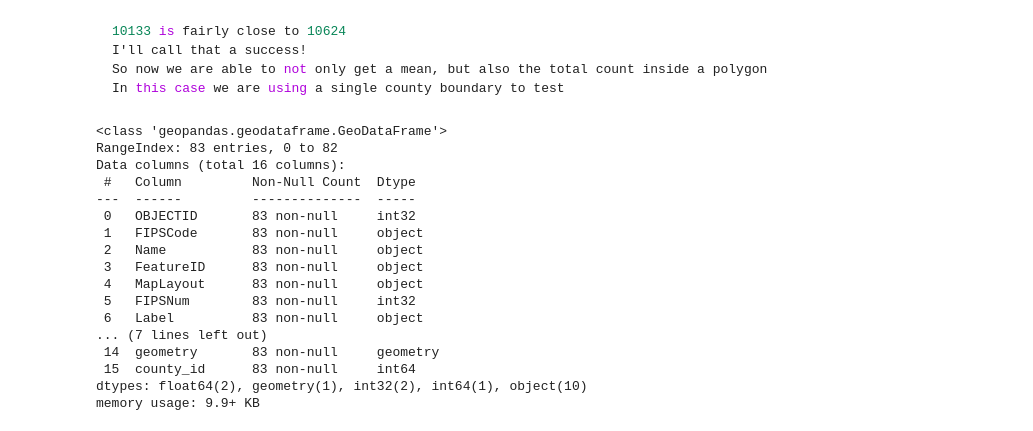
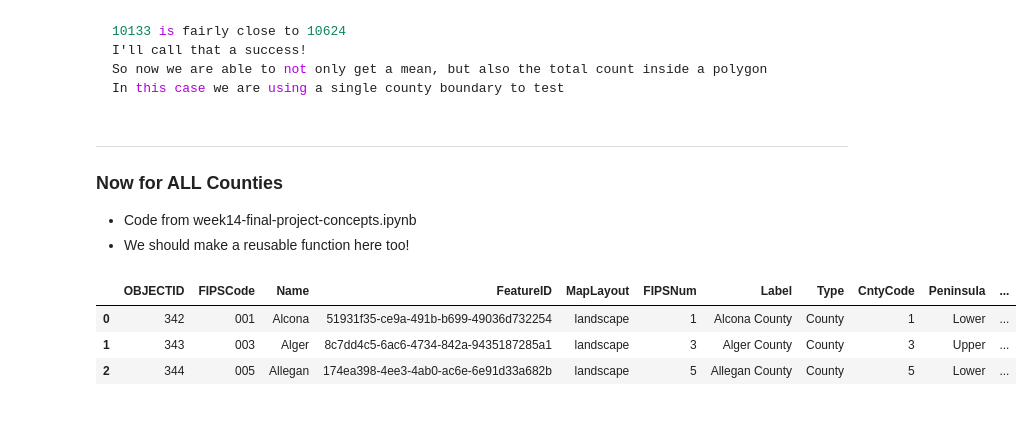
Before and after one commit to eKerney/python_project_template, a Jupyter notebook: notebooks/week14-extra-gee.ipynb, the cells around one changed output. Drawn from its saved outputs; the diff is of its cells as text; code cells hidden in the pictures.

````diff
--- a/notebooks/week14-extra-gee.ipynb
+++ b/notebooks/week14-extra-gee.ipynb
@@ -100,26 +98,41 @@ I'll call that a success!
 So now we are able to not only get a mean, but also the total count inside a polygon
 In this case we are using a single county boundary to test
 ```
+# %% [markdown]
+---
+### Now for ALL Counties
+- Code from week14-final-project-concepts.ipynb
+- We should make a reusable function here too!
 # %%
 url = "https://services3.arcgis.com/dxRQUfTDNtfqZ301/arcgis/rest/services/County/FeatureServer/0/query?outFields=*&where=1%3D1&f=geojson"
 gdf_mi_counties = gpd.read_file(url)
 gdf_mi_counties["county_id"] = gdf_mi_counties.index
-gdf_mi_counties.info()
+
+gdf_mi_counties_ee = gdf_mi_counties[["county_id", "geometry"]].to_crs(5070).copy()
+gdf_mi_counties_ee["geometry"] = gdf_mi_counties_ee.geometry.simplify(250, preserve_topology=True)
+gdf_mi_counties_ee = gdf_mi_counties_ee.to_crs(4326)
+full_selection_layer = geemap.gdf_to_ee(gdf_mi_counties_ee)
-# %% [output]
-<class 'geopandas.geodataframe.GeoDataFrame'>
-RangeIndex: 83 entries, 0 to 82
-Data columns (total 16 columns):
- #   Column         Non-Null Count  Dtype
----  ------         --------------  -----
- 0   OBJECTID       83 non-null     int32
- 1   FIPSCode       83 non-null     object
- 2   Name           83 non-null     object
- 3   FeatureID      83 non-null     object
- 4   MapLayout      83 non-null     object
- 5   FIPSNum        83 non-null     int32
- 6   Label          83 non-null     object
-... (7 lines left out)
- 14  geometry       83 non-null     geometry
- 15  county_id      83 non-null     int64
-dtypes: float64(2), geometry(1), int32(2), int64(1), object(10)
-memory usage: 9.9+ KB
+# %%
+scale = landscan_raster.projection().nominalScale()
+county_stats = landscan_raster.reduceRegions(
+    collection=full_selection_layer,
+    reducer=(
+        ee.Reducer.count()
+        .combine(ee.Reducer.sum(), sharedInputs=True)
+    ),
+    scale=scale,
+    tileScale=4,
+    crs=landscan_raster.projection(),
+)
+
+# Drop geometries before bringing the results back to Python.
+county_stats_table = county_stats.map(lambda feature: ee.Feature(None, feature.toDictionary()))
+county_stats_df = geemap.ee_to_df(county_stats_table)
+
+gdf_merged = gdf_mi_counties.merge(county_stats_df, on="county_id")
+gdf_merged.head(3)
+# %% [output]
+|  | OBJECTID | FIPSCode | Name | FeatureID | MapLayout | FIPSNum | Label | Type | CntyCode | Peninsula | ... |
+| 0 | 342 | 001 | Alcona | 51931f35-ce9a-491b-b699-49036d732254 | landscape | 1 | Alcona County | County | 1 | Lower | ... |
+| 1 | 343 | 003 | Alger | 8c7dd4c5-6ac6-4734-842a-9435187285a1 | landscape | 3 | Alger County | County | 3 | Upper | ... |
+| 2 | 344 | 005 | Allegan | 174ea398-4ee3-4ab0-ac6e-6e91d33a682b | landscape | 5 | Allegan County | County | 5 | Lower | ... |
````
Also changed, not shown: parts of 5 cells of this notebook.
